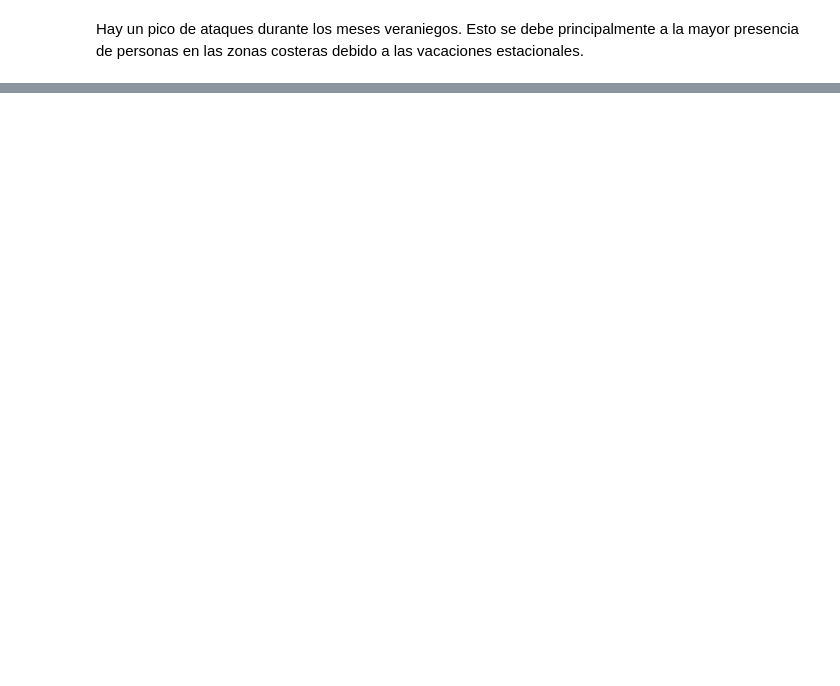
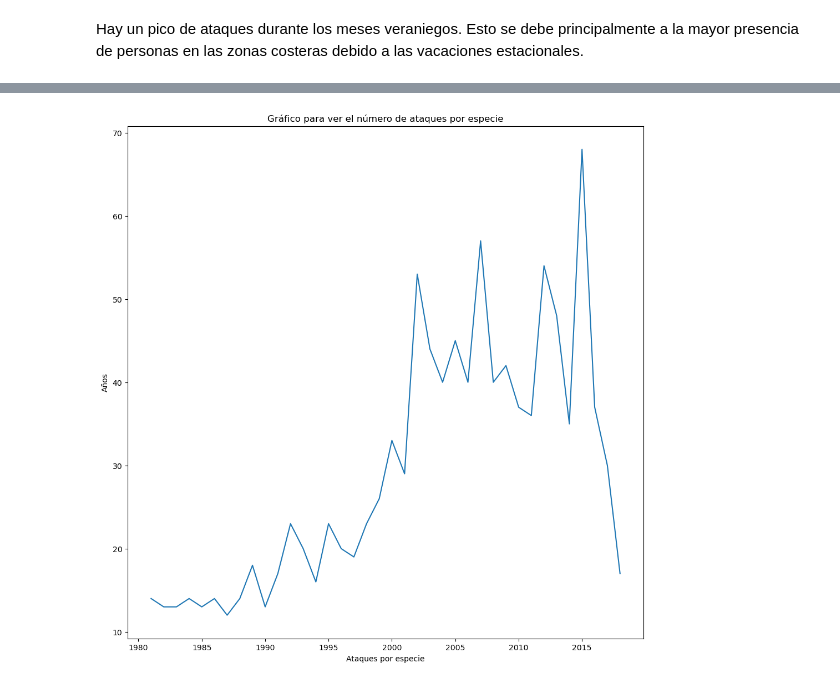
Before and after one commit to Adalab/DA-promoC-modulo2-sprint2-IreneVanna, a Jupyter notebook: EDA/EDA-III.ipynb, the cells around one changed output, grey strips where cells are left out. Drawn from its saved outputs; the diff is of its cells as text; code cells hidden in the pictures; blank space fills up the shorter version.

```diff
--- a/EDA/EDA-III.ipynb
+++ b/EDA/EDA-III.ipynb
@@ -250,0 +276,6 @@ Hay un pico de ataques durante los meses veraniegos. Esto se debe principalmente
+# %%
+df_filtrado_año = df[df['year'] > 1980]
+# %%
+
+df_agrupado_año = df_filtrado_año.groupby('year').count().reset_index() #Agrupamos por mes
+df_agrupado_año.head(5)
@@ -250,0 +289,13 @@ Hay un pico de ataques durante los meses veraniegos. Esto se debe principalmente
+# %%
+fig = sns.lineplot(x='year', y ='country', data = df_agrupado_año)
+
+# cambiamos el nombre de los ejes
+fig.set(xlabel='Ataques por especie', ylabel = 'Años')
+
+# ponemos título a la gráfica
+fig.set_title('Gráfico para ver el número de ataques por especie')
+
+# mostramos la gráfica
+plt.show()
+# %% [output]
+[figure, added]
```
Also changed, not shown: parts of 12 cells of this notebook, 12 other files.
